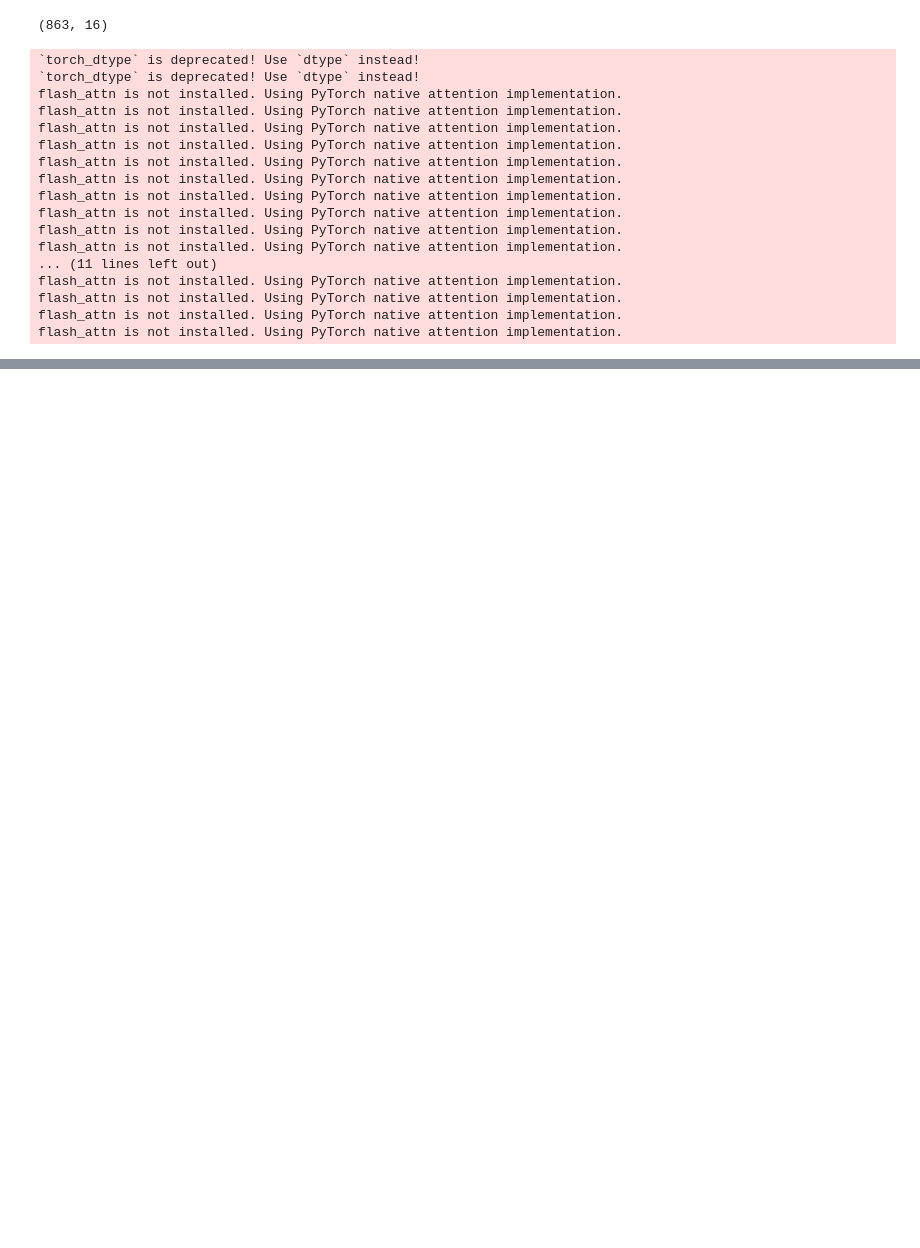
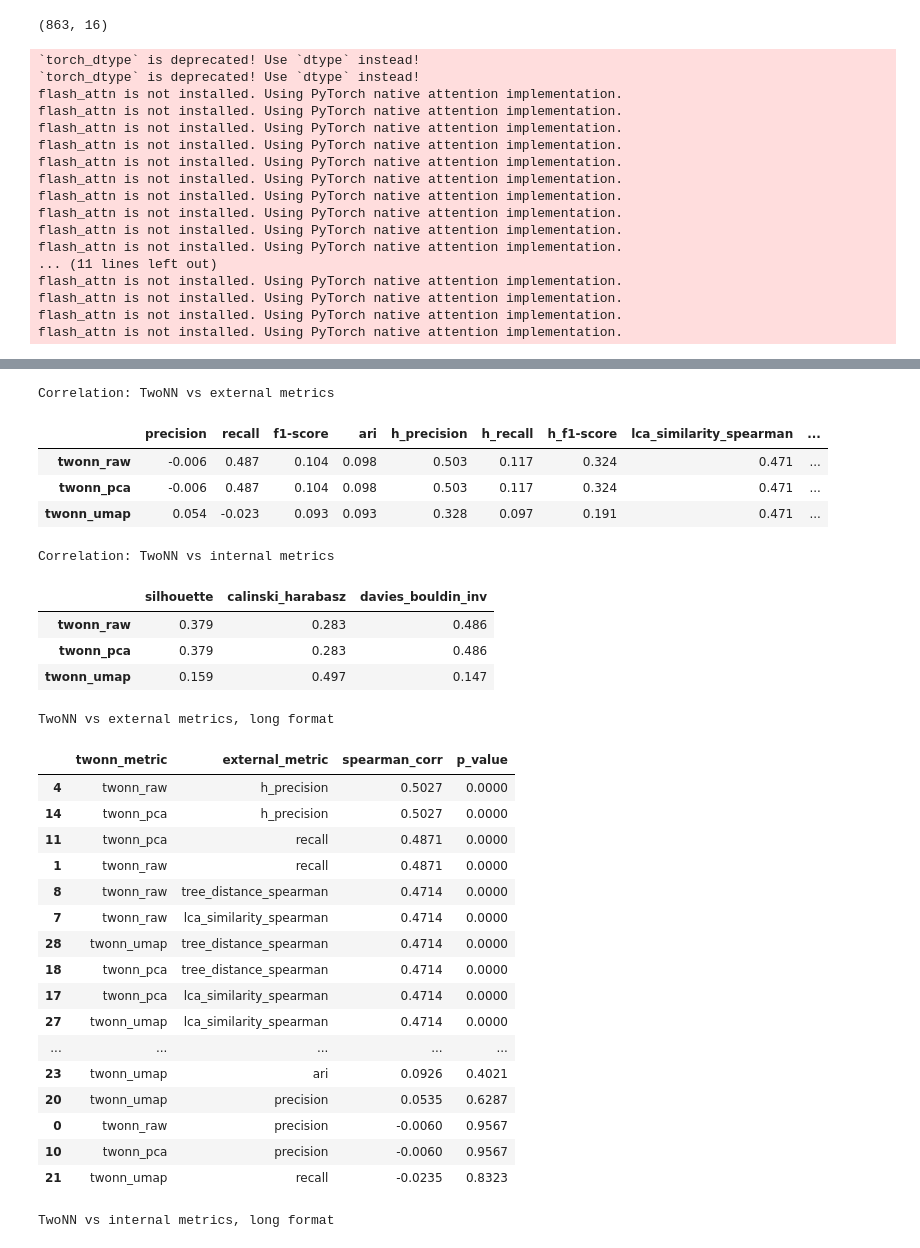
Before and after one commit to haritonn/coursework3, a Jupyter notebook: coursework3.ipynb, the cells around one changed output, grey strips where cells are left out. Saved outputs shown, nothing was run; the diff lists cells and outputs as text; code cells hidden in the pictures; blank space fills up the shorter version.

```diff
--- a/coursework3.ipynb
+++ b/coursework3.ipynb
@@ -456,0 +802,51 @@ total_df = pd.concat(all_results, ignore_index=True)
+# %%
+twonn_metrics = [
+    "twonn_raw",
+    "twonn_pca",
+    "twonn_umap",
+]
+
+print("Unique TwoNN values")
+display(hdbscan_df.groupby("embeddings")[twonn_metrics].first().round(4))
+
+corr_twonn_external, pval_twonn_external = spearman_corr_with_pvalues(
+    hdbscan_df,
+    twonn_metrics,
+    external_metrics,
+)
+
+corr_twonn_internal, pval_twonn_internal = spearman_corr_with_pvalues(
+    hdbscan_df,
+    twonn_metrics,
+    internal_metrics_for_corr,
+)
+
+print("Correlation: TwoNN vs external metrics")
+display(corr_twonn_external.round(3))
+
+print("Correlation: TwoNN vs internal metrics")
+display(corr_twonn_internal.round(3))
+
+corr_twonn_external_long = corr_table_to_long(
+    corr_twonn_external,
+    pval_twonn_external,
+    x_name="twonn_metric",
+    y_name="external_metric",
+)
+
+corr_twonn_internal_long = corr_table_to_long(
+    corr_twonn_internal,
+    pval_twonn_internal,
+    x_name="twonn_metric",
+    y_name="internal_metric",
+)
+
+corr_twonn_external_long.to_csv(RESULTS_DIR / "correlations_twonn_external.csv", index=False)
+corr_twonn_internal_long.to_csv(RESULTS_DIR / "correlations_twonn_internal.csv", index=False)
+
+print("TwoNN vs external metrics, long format")
+display(corr_twonn_external_long.round(4))
+
+print("TwoNN vs internal metrics, long format")
+display(corr_twonn_internal_long.round(4))
+# %% [output]
@@ -456,0 +859,29 @@ total_df = pd.concat(all_results, ignore_index=True)
+Correlation: TwoNN vs external metrics
+|  | precision | recall | f1-score | ari | h_precision | h_recall | h_f1-score | lca_similarity_spearman | ... |
+| twonn_raw | -0.006 | 0.487 | 0.104 | 0.098 | 0.503 | 0.117 | 0.324 | 0.471 | ... |
+| twonn_pca | -0.006 | 0.487 | 0.104 | 0.098 | 0.503 | 0.117 | 0.324 | 0.471 | ... |
+| twonn_umap | 0.054 | -0.023 | 0.093 | 0.093 | 0.328 | 0.097 | 0.191 | 0.471 | ... |
+Correlation: TwoNN vs internal metrics
+|  | silhouette | calinski_harabasz | davies_bouldin_inv |
+| twonn_raw | 0.379 | 0.283 | 0.486 |
+| twonn_pca | 0.379 | 0.283 | 0.486 |
+| twonn_umap | 0.159 | 0.497 | 0.147 |
+TwoNN vs external metrics, long format
+|  | twonn_metric | external_metric | spearman_corr | p_value |
+| 4 | twonn_raw | h_precision | 0.5027 | 0.0000 |
+| 14 | twonn_pca | h_precision | 0.5027 | 0.0000 |
+| 11 | twonn_pca | recall | 0.4871 | 0.0000 |
+| 1 | twonn_raw | recall | 0.4871 | 0.0000 |
+| 8 | twonn_raw | tree_distance_spearman | 0.4714 | 0.0000 |
+| 7 | twonn_raw | lca_similarity_spearman | 0.4714 | 0.0000 |
+| 28 | twonn_umap | tree_distance_spearman | 0.4714 | 0.0000 |
+| 18 | twonn_pca | tree_distance_spearman | 0.4714 | 0.0000 |
+| 17 | twonn_pca | lca_similarity_spearman | 0.4714 | 0.0000 |
+| 27 | twonn_umap | lca_similarity_spearman | 0.4714 | 0.0000 |
+| ... | ... | ... | ... | ... |
+| 23 | twonn_umap | ari | 0.0926 | 0.4021 |
+| 20 | twonn_umap | precision | 0.0535 | 0.6287 |
+| 0 | twonn_raw | precision | -0.0060 | 0.9567 |
+| 10 | twonn_pca | precision | -0.0060 | 0.9567 |
+| 21 | twonn_umap | recall | -0.0235 | 0.8323 |
+TwoNN vs internal metrics, long format
```
Also changed, not shown: parts of 17 cells of this notebook, 2 other files.
